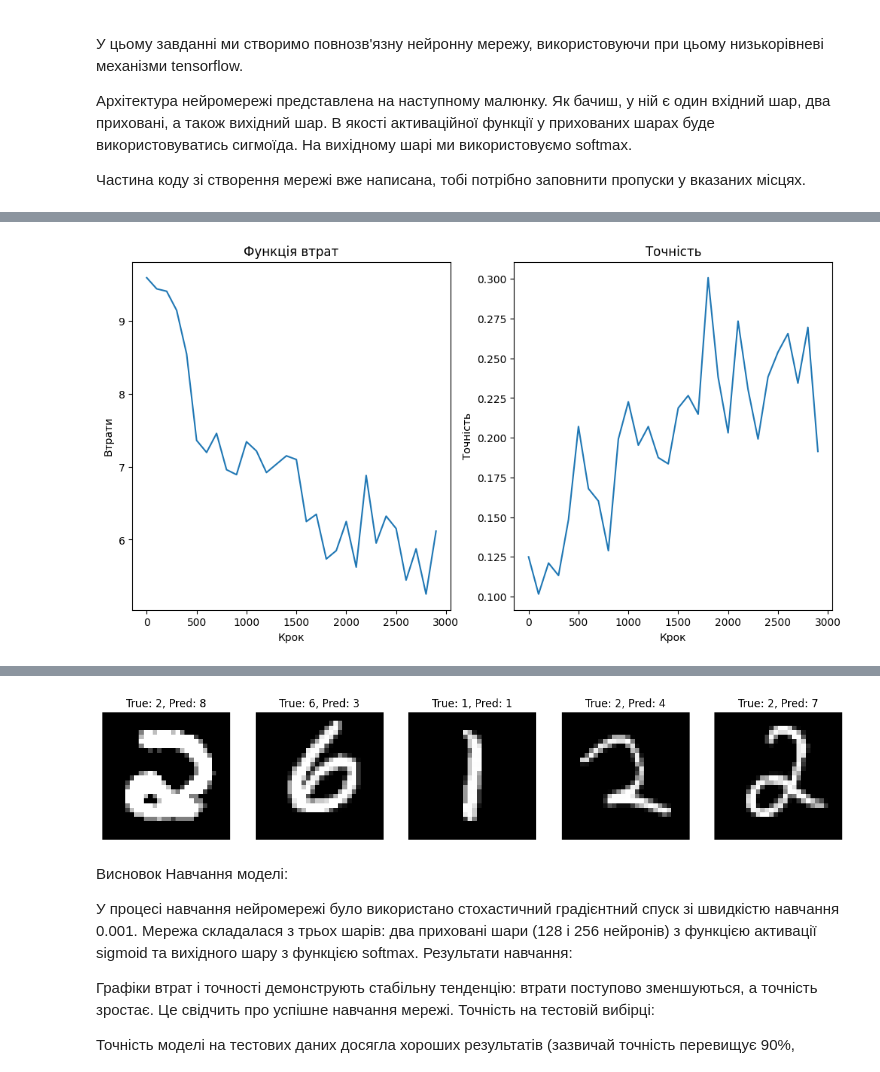
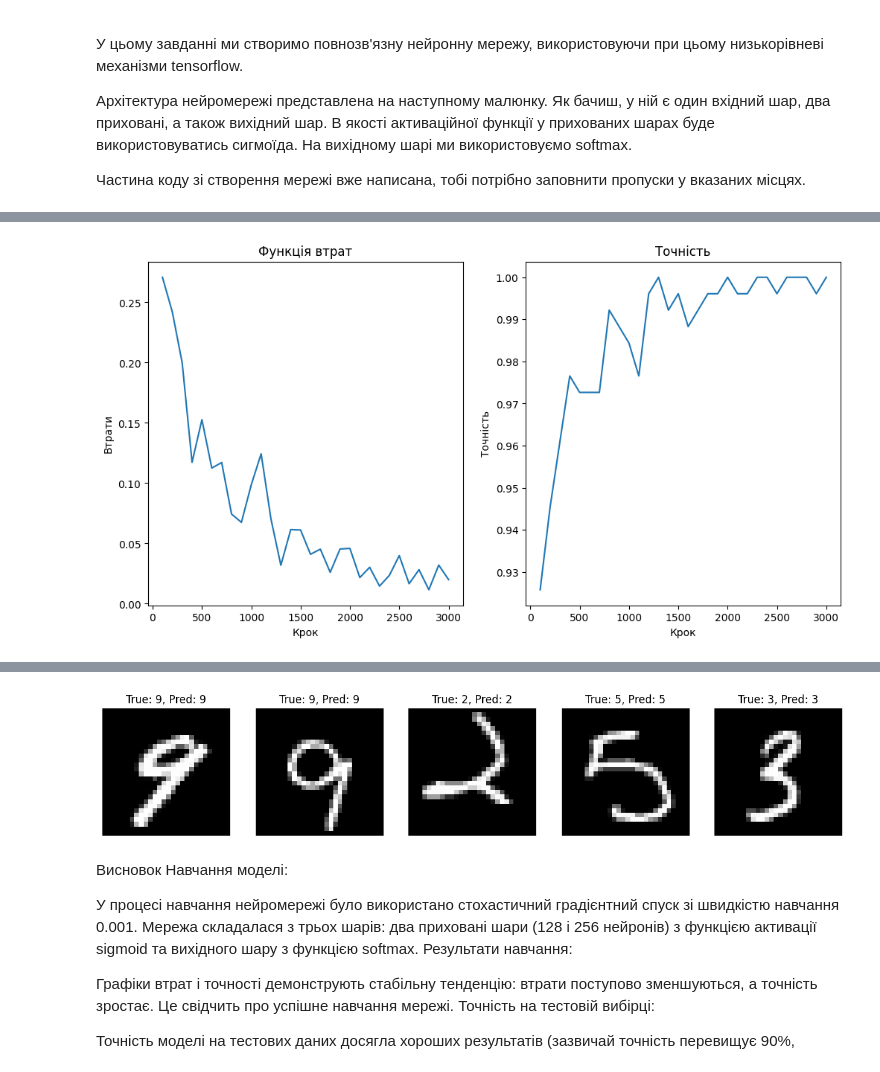
Before and after one commit to Georgiiliwe8pcr/11tehwst, a Jupyter notebook: GoIT_HW_8_new.ipynb, the cells around one changed output, grey strips where cells are left out. Drawn from its saved outputs; the diff is of its cells as text; code cells hidden in the pictures.

```diff
--- a/GoIT_HW_8_new.ipynb
+++ b/GoIT_HW_8_new.ipynb
@@ -61,41 +61,55 @@ training_steps = 3000
 batch_size = 256
 display_step = 100
 
-n_hidden_1 = 128
+n_hidden_1 = 256  # Збільшена кількість нейронів першого шару
 n_hidden_2 = 256
+dropout_rate = 0.2  # Dropout для зменшення перенавчання
 
 # Завантаження і підготовка датасету
 (x_train, y_train), (x_test, y_test) = mnist.load_data()
 x_train, x_test = np.array(x_train, np.float32), np.array(x_test, np.float32)
-x_train, x_test = x_train.reshape([-1, num_features]) / 255., x_test.reshape([-1, num_features]) / 255.
+x_train = x_train.reshape([-1, num_features]) / 255.
+x_test = x_test.reshape([-1, num_features]) / 255.
 
-train_data = tf.data.Dataset.from_tensor_slices((x_train, y_train)).repeat().shuffle(5000).batch(batch_size).prefetch(1)
+train_data = tf.data.Dataset.from_tensor_slices((x_train, y_train)) \
+    .repeat() \
+    .shuffle(5000) \
+    .batch(batch_size) \
+    .prefetch(1)
 
-# Оголошення шарів та архітектури нейронної мережі
+# Оголошення шару з використанням ініціалізатора He normal
 class DenseLayer(tf.Module):
     def __init__(self, in_features, out_features, name=None):
         super().__init__(name=name)
-        self.w = tf.Variable(tf.random.normal([in_features, out_features]), name="w")
+        he_initializer = tf.initializers.HeNormal()
+        self.w = tf.Variable(he_initializer([in_features, out_features]), name="w")
         self.b = tf.Variable(tf.zeros([out_features]), name="b")
 
     def __call__(self, x, activation=None):
         y = tf.matmul(x, self.w) + self.b
         if activation == 'softmax':
             return tf.nn.softmax(y)
-        elif activation == 'sigmoid':
-            return tf.nn.sigmoid(y)
+        elif activation == 'relu':
+            return tf.nn.relu(y)
         return y
 
+# Оголошення нейронної мережі з використанням Dropout
 class NN(tf.Module):
-    def __init__(self, name=None):
+    def __init__(self, dropout_rate=0.2, name=None):
         super().__init__(name=name)
         self.layer1 = DenseLayer(num_features, n_hidden_1)
         self.layer2 = DenseLayer(n_hidden_1, n_hidden_2)
         self.out_layer = DenseLayer(n_hidden_2, num_classes)
+        self.dropout_rate = dropout_rate
 
-    def __call__(self, x):
-        x = self.layer1(x, activation='sigmoid')
-        x = self.layer2(x, activation='sigmoid')
+    # Аргумент training визначає, чи застосовувати dropout
+    def __call__(self, x, training=False):
+        x = self.layer1(x, activation='relu')
+        if training:
+            x = tf.nn.dropout(x, rate=self.dropout_rate)
+        x = self.layer2(x, activation='relu')
+        if training:
+            x = tf.nn.dropout(x, rate=self.dropout_rate)
         x = self.out_layer(x, activation='softmax')
         return x
 
@@ -110,13 +124,16 @@ def accuracy(y_pred, y_true):
     return tf.reduce_mean(tf.cast(correct_predictions, tf.float32))
 
 # Ініціалізація нейронної мережі
-neural_net = NN(name="mnist")
+neural_net = NN(dropout_rate=dropout_rate, name="mnist")
+
+# Використовуємо оптимізатор Adam
+optimizer = tf.optimizers.Adam(learning_rate)
 
 # Функція навчання
 def train(neural_net, input_x, output_y):
-    optimizer = tf.optimizers.SGD(learning_rate)
     with tf.GradientTape() as g:
-        pred = neural_net(input_x)
+        # Передаємо training=True, щоб застосовувався dropout
+        pred = neural_net(input_x, training=True)
         loss = cross_entropy(pred, output_y)
     trainable_variables = [neural_net.layer1.w, neural_net.layer1.b,
                            neural_net.layer2.w, neural_net.layer2.b,
@@ -125,41 +142,41 @@ def train(neural_net, input_x, output_y):
     optimizer.apply_gradients(zip(gradients, trainable_variables))
     return loss
 
-# Навчання нейромережі
+# Навчання нейронної мережі
 loss_history = []
 accuracy_history = []
 
 for step, (batch_x, batch_y) in enumerate(train_data.take(training_steps), 1):
     loss = train(neural_net, batch_x, batch_y)
-
     if step % display_step == 0:
-        pred = neural_net(batch_x)
+        # При оцінці вимикаємо dropout (training=False)
+        pred = neural_net(batch_x, training=False)
         acc = accuracy(pred, batch_y)
         loss_history.append(loss)
         accuracy_history.append(acc)
         print(f"Step {step}, Loss: {loss:.4f}, Accuracy: {acc:.4f}")
 
-# Візуалізація втрат та точності
+# Візуалізація функції втрат та точності
 plt.figure(figsize=(12, 6))
 plt.subplot(1, 2, 1)
-plt.plot(range(0, len(loss_history) * display_step, display_step), loss_history)
+plt.plot(range(display_step, len(loss_history) * display_step + 1, display_step), loss_history)
 plt.title("Функція втрат")
 plt.xlabel("Крок")
 plt.ylabel("Втрати")
 
 plt.subplot(1, 2, 2)
-plt.plot(range(0, len(accuracy_history) * display_step, display_step), accuracy_history)
+plt.plot(range(display_step, len(accuracy_history) * display_step + 1, display_step), accuracy_history)
 plt.title("Точність")
 plt.xlabel("Крок")
 plt.ylabel("Точність")
 plt.show()
 
-# Тестування моделі
-pred = neural_net(x_test)
+# Тестування моделі (без dropout)
+pred = neural_net(x_test, training=False)
 test_acc = accuracy(pred, y_test)
 print(f"Точність на тестових даних: {test_acc:.4f}")
 
-# Метрики якості для кожного класу
+# Вивід класифікаційного звіту для кожного класу
 y_pred_classes = tf.argmax(pred, axis=1).numpy()
 print(classification_report(y_test, y_pred_classes))
 
@@ -169,7 +186,7 @@ indices = random.sample(range(x_test.shape[0]), 5)
 for i, idx in enumerate(indices):
     img = x_test[idx].reshape((28, 28))
     true_label = y_test[idx]
-    pred_label = tf.argmax(neural_net(x_test[idx:idx+1]), 1).numpy()[0]
+    pred_label = tf.argmax(neural_net(x_test[idx:idx+1], training=False), axis=1).numpy()[0]
     axes[i].imshow(img, cmap='gray')
     axes[i].set_title(f"True: {true_label}, Pred: {pred_label}")
     axes[i].axis('off')
@@ -195 +212 @@ Step 3000, Loss: 6.1162, Accuracy: 0.1914
-[figure, old version]
+[figure, new version]
@@ -213,4 +230,4 @@ weighted avg       0.25      0.27      0.26     10000
-[figure, old version]
+[figure, new version]
 # %% [markdown]
 Висновок
 Навчання моделі:
```
Also changed, not shown: parts of 1 cell of this notebook.
